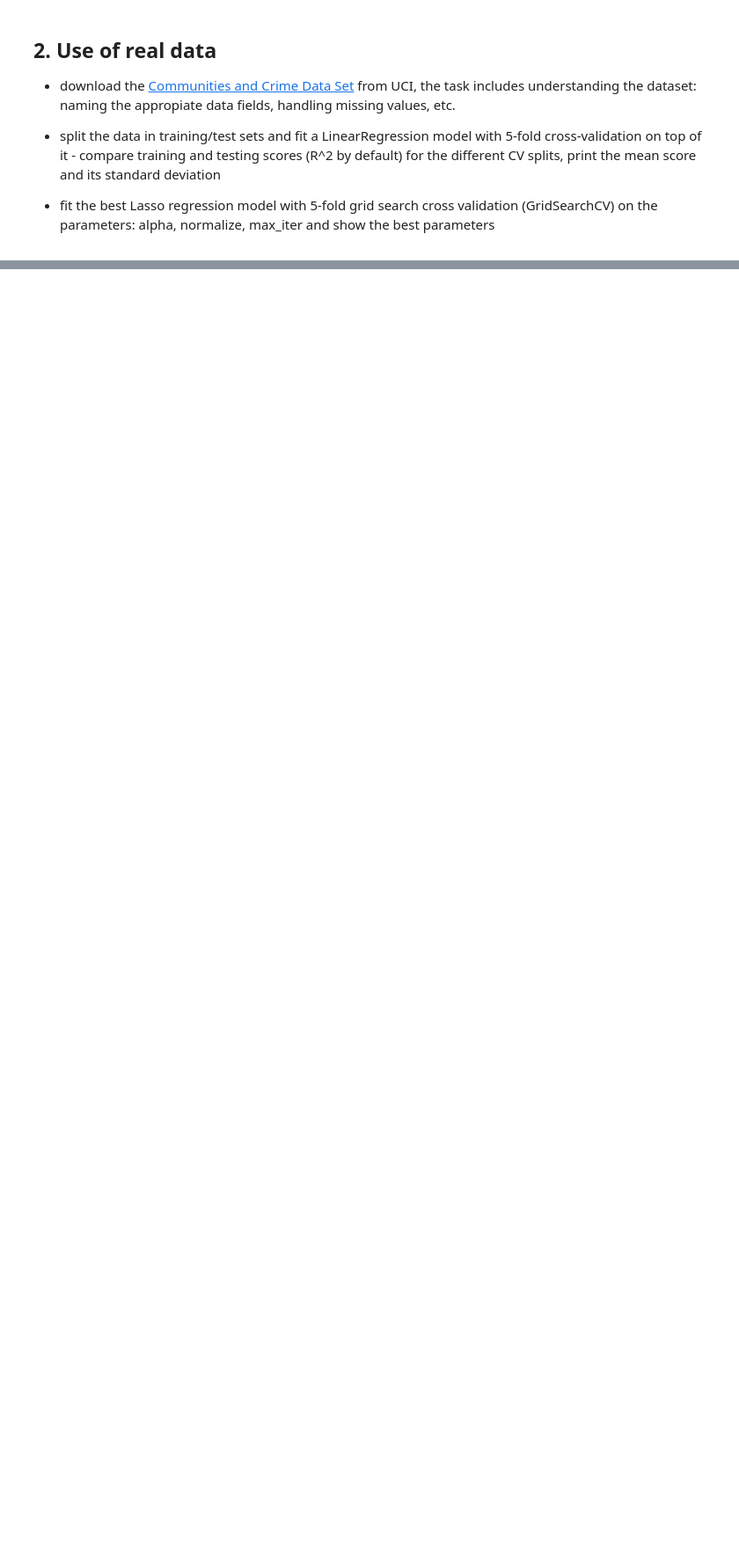
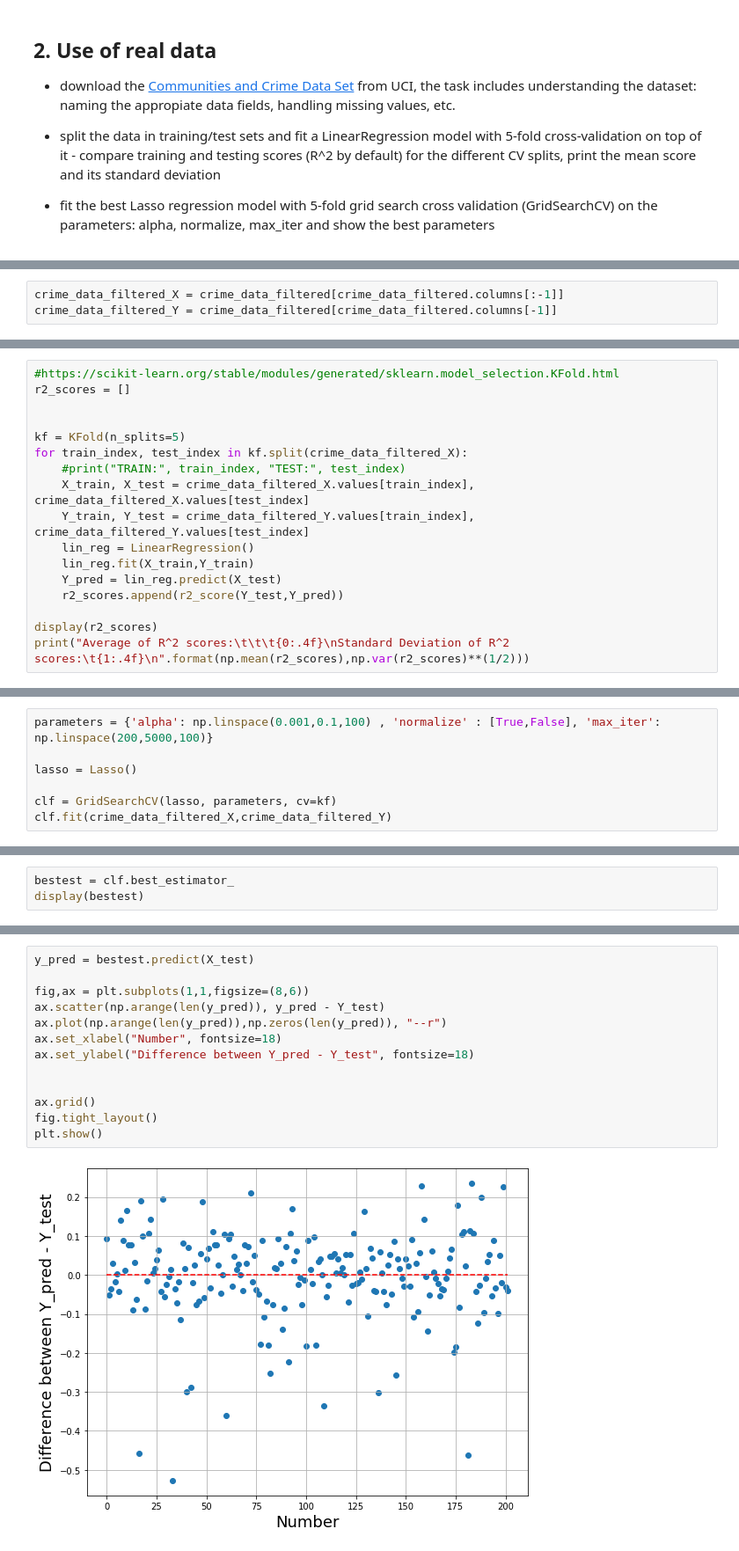
Before and after one commit to AdamGTaylor/DataMining_2021, a Jupyter notebook: hw6/hw_6.ipynb, the cells around one changed output, grey strips where cells are left out. Shown at 88% size. Cells and saved outputs as stored; diff of their text form; blank space fills up the shorter version.

```diff
--- a/hw6/hw_6.ipynb
+++ b/hw6/hw_6.ipynb
@@ -127,0 +251,3 @@ array([ 3.23513060e+01,  5.83767844e+01, -4.72311352e-03,  1.58782690e-02,
+# %%
+crime_data_filtered_X = crime_data_filtered[crime_data_filtered.columns[:-1]]
+crime_data_filtered_Y = crime_data_filtered[crime_data_filtered.columns[-1]]
@@ -127,0 +256,17 @@ array([ 3.23513060e+01,  5.83767844e+01, -4.72311352e-03,  1.58782690e-02,
+# %%
+#https://scikit-learn.org/stable/modules/generated/sklearn.model_selection.KFold.html
+r2_scores = []
+
+
+kf = KFold(n_splits=5)
+for train_index, test_index in kf.split(crime_data_filtered_X):
+    #print("TRAIN:", train_index, "TEST:", test_index)
+    X_train, X_test = crime_data_filtered_X.values[train_index], crime_data_filtered_X.values[test_index]
+    Y_train, Y_test = crime_data_filtered_Y.values[train_index], crime_data_filtered_Y.values[test_index]
+    lin_reg = LinearRegression()
+    lin_reg.fit(X_train,Y_train)
+    Y_pred = lin_reg.predict(X_test)
+    r2_scores.append(r2_score(Y_test,Y_pred))
+
+display(r2_scores)
+print("Average of R^2 scores:\t\t\t{0:.4f}\nStandard Deviation of R^2 scores:\t{1:.4f}\n".format(np.mean(r2_scores),np.var(r2_scores)**(1/2)))
@@ -127,0 +284,7 @@ array([ 3.23513060e+01,  5.83767844e+01, -4.72311352e-03,  1.58782690e-02,
+# %%
+parameters = {'alpha': np.linspace(0.001,0.1,100) , 'normalize' : [True,False], 'max_iter': np.linspace(200,5000,100)}
+
+lasso = Lasso()
+
+clf = GridSearchCV(lasso, parameters, cv=kf)
+clf.fit(crime_data_filtered_X,crime_data_filtered_Y)
@@ -127,0 +306,3 @@ array([ 3.23513060e+01,  5.83767844e+01, -4.72311352e-03,  1.58782690e-02,
+# %%
+bestest = clf.best_estimator_
+display(bestest)
@@ -127,0 +313,15 @@ array([ 3.23513060e+01,  5.83767844e+01, -4.72311352e-03,  1.58782690e-02,
+# %%
+y_pred = bestest.predict(X_test)
+
+fig,ax = plt.subplots(1,1,figsize=(8,6))
+ax.scatter(np.arange(len(y_pred)), y_pred - Y_test)
+ax.plot(np.arange(len(y_pred)),np.zeros(len(y_pred)), "--r")
+ax.set_xlabel("Number", fontsize=18)
+ax.set_ylabel("Difference between Y_pred - Y_test", fontsize=18)
+
+
+ax.grid()
+fig.tight_layout()
+plt.show()
+# %% [output]
+[figure, added]
```
Also changed, not shown: parts of 32 cells of this notebook, 2 other files.
